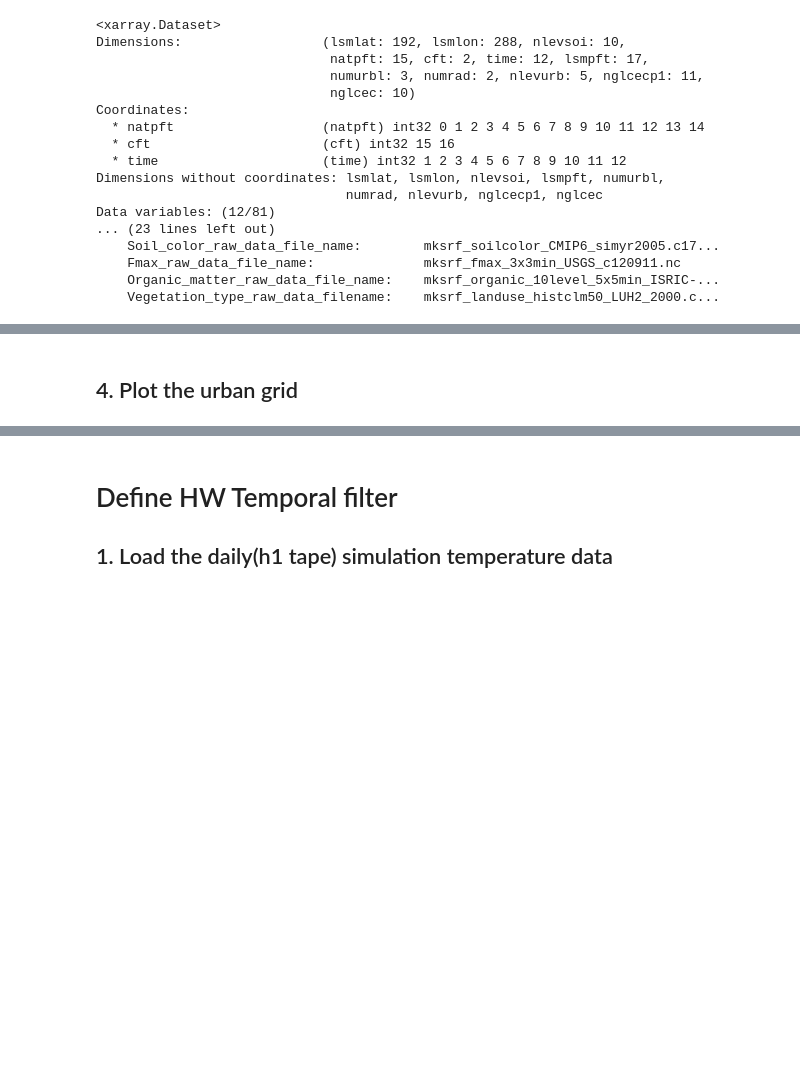
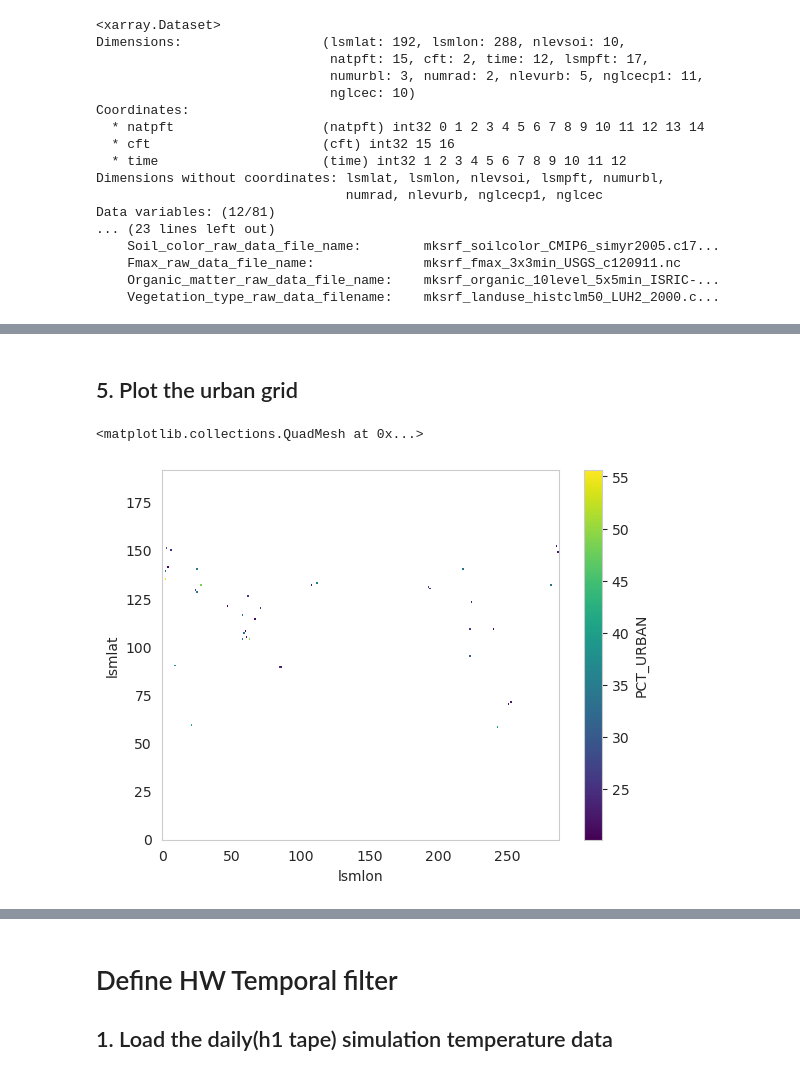
Before and after one commit to johnnyguo2007/research, a Jupyter notebook: hw_global/hw_uhi_interaction.ipynb, the cells around one changed output, grey strips where cells are left out. Cells and saved outputs as stored; diff of their text form; code cells hidden in the pictures; blank space fills up the shorter version.

```diff
--- a/hw_global/hw_uhi_interaction.ipynb
+++ b/hw_global/hw_uhi_interaction.ipynb
@@ -181,6 +223,11 @@ Attributes: (0)
 # %% [markdown]
 
-##  4.  Plot the urban grid
+##  5.  Plot the urban grid
+# %%
+urban_grid_mask.plot()
+# %% [output]
+<matplotlib.collections.QuadMesh at 0x...>
+[figure, added]
 # %%
 # Plotting
 fig = plt.figure(figsize=(12, 6))
```
Also changed, not shown: parts of 21 cells of this notebook.
